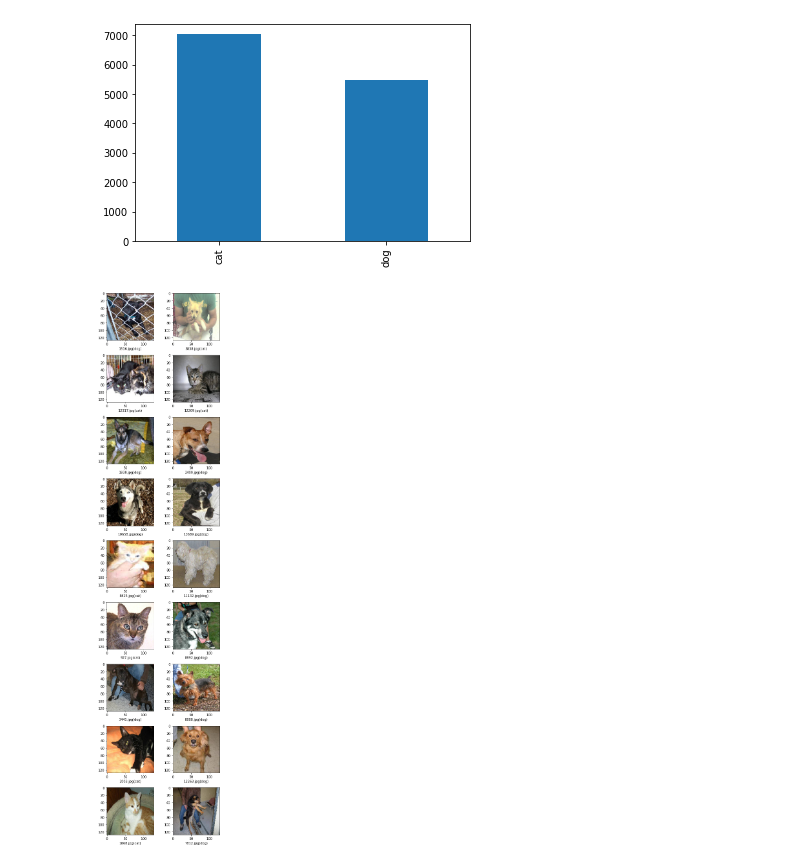
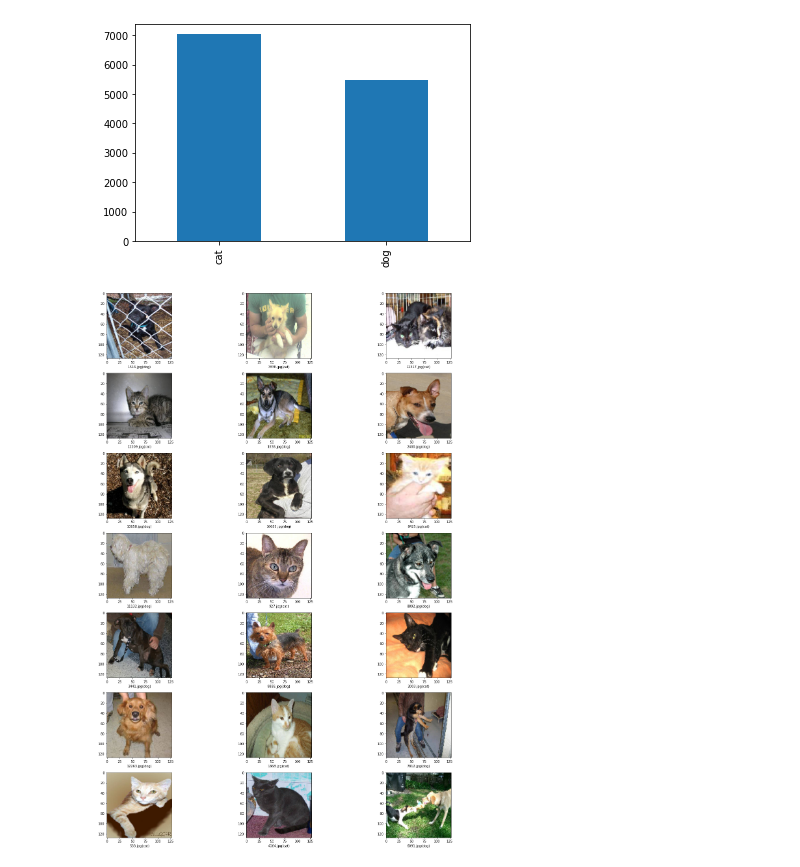
Before and after one commit to samratalamshanto/machine-learning, a Jupyter notebook: cat_dog_classification.ipynb, the cells around one changed output. Cells and saved outputs as stored; diff of their text form; code cells hidden in the pictures.

```diff
--- a/cat_dog_classification.ipynb
+++ b/cat_dog_classification.ipynb
@@ -436,17 +453,17 @@ test_df['category'].value_counts().plot.bar()
 <matplotlib.axes._subplots.AxesSubplot at 0x...>
 [figure]
 # %%
-sample_test = test_df.head(18)
+sample_test = test_df.head(21)
 sample_test.head()
-plt.figure(figsize=(6, 24))
+plt.figure(figsize=(20, 24))
 for index, row in sample_test.iterrows():
     filename = row['filenames']
     category = row['category']
     img = load_img("/content/test1/"+filename, target_size=Image_Shape)
-    plt.subplot(9, 2, index+1)
+    plt.subplot(7, 3, index+1)
     plt.imshow(img)
     plt.xlabel(filename + '(' + "{}".format(category) + ')' )
 plt.tight_layout()
 plt.show()
 # %% [output]
-[figure, old version]
+[figure, new version]
```
Also changed, not shown: parts of 2 cells of this notebook.
